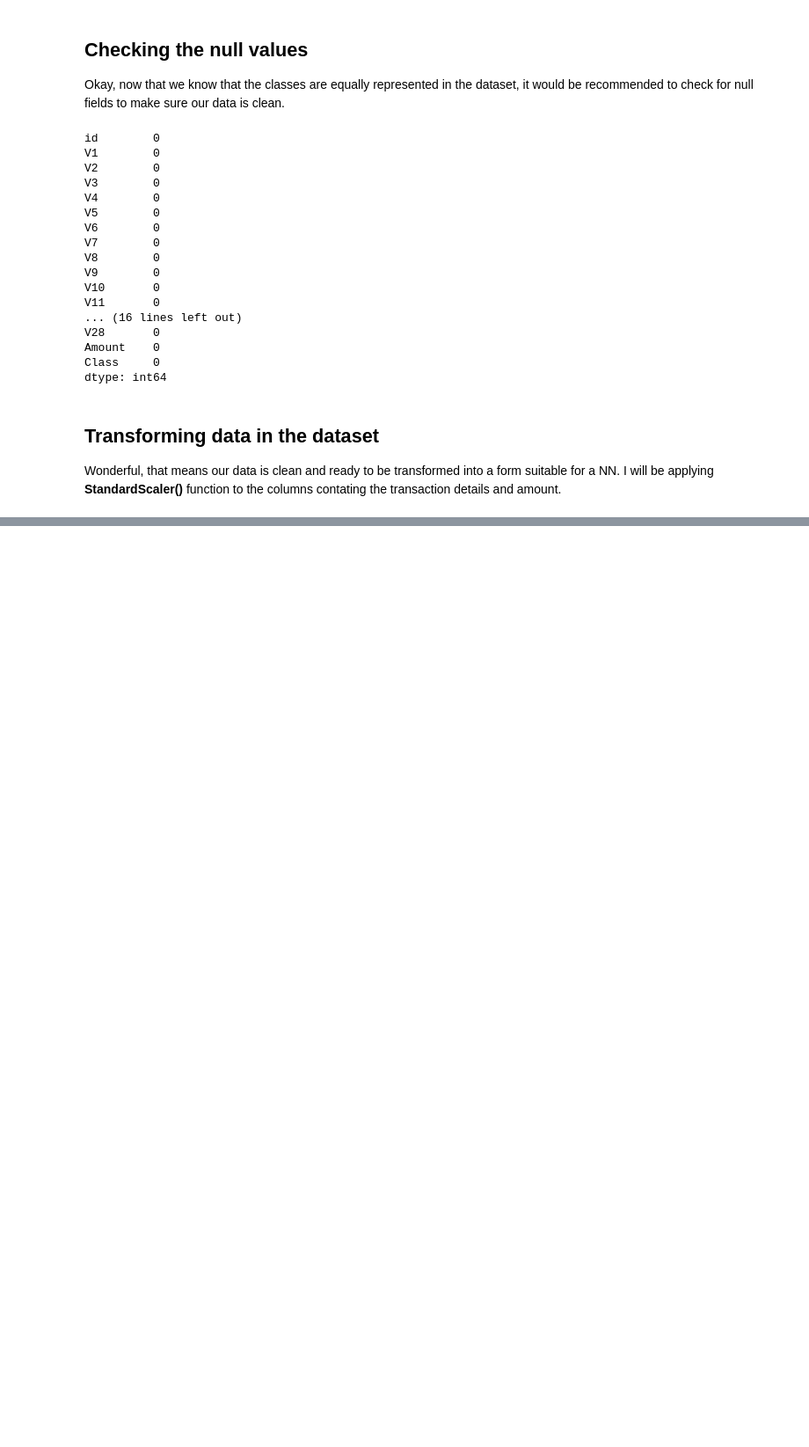
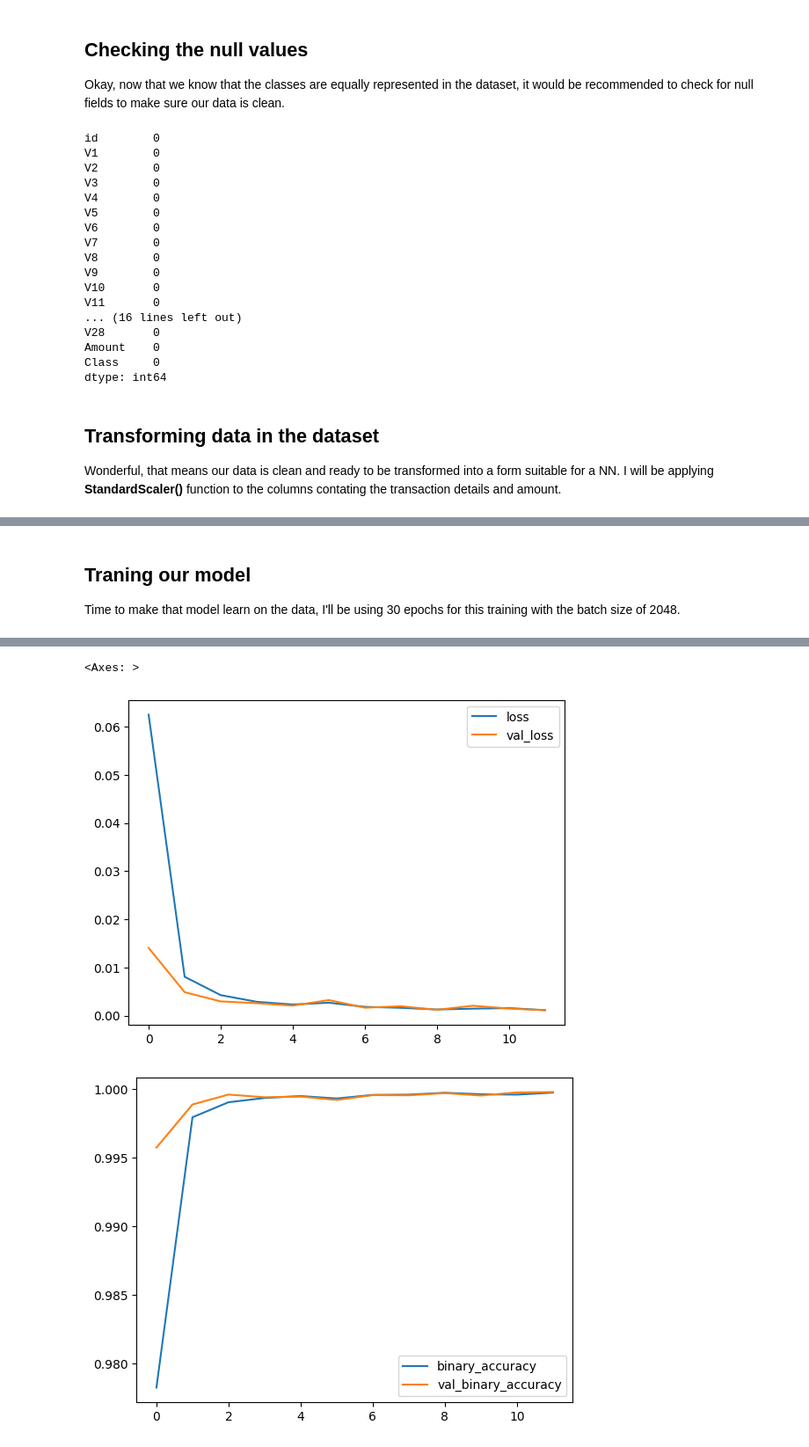
Before and after one commit to Kodevalsky/Credit_Fraud_Network, a Jupyter notebook: ml.ipynb, the cells around one changed output, grey strips where cells are left out. Shown: that part at 88% size. Drawn from its saved outputs; the diff is of its cells as text; code cells hidden in the pictures; blank space fills up the shorter version.

```diff
--- a/ml.ipynb
+++ b/ml.ipynb
@@ -100,0 +106,39 @@ X_valid = PreProcessor.transform(X_valid)
+# %%
+model = keras.Sequential([\
+    keras.layers.BatchNormalization(input_shape=[29]),\
+    keras.layers.Dense(256, activation='relu'),\
+    keras.layers.Dense(256, activation='relu'),\
+    keras.layers.Dense(256, activation='relu'),\
+    keras.layers.Dense(1, activation='sigmoid')])
+
+model.compile(optimizer='adam',\
+    loss='binary_crossentropy',\
+    metrics=['binary_accuracy'])
+
+early_stopping = keras.callbacks.EarlyStopping(
+    patience=5,
+    min_delta=0.001,
+    restore_best_weights=True,
+)
+# %% [markdown]
+## Traning our model
+
+Time to make that model learn on the data, I'll be using 30 epochs for this training with the batch size of 2048.
+# %%
+history = model.fit(
+    X_train, y_train,
+    validation_data=(X_valid, y_valid),
+    batch_size=2048,
+    epochs=30,
+    callbacks=[early_stopping],
+)
+
+import matplotlib.pyplot as plt
+
+history_df = pd.DataFrame(history.history)
+
+
+# Start the plot at epoch 5
+history_df.loc[:, ['loss', 'val_loss']].plot()
+history_df.loc[:, ['binary_accuracy', 'val_binary_accuracy']].plot()
+# %% [output]
@@ -100,0 +162,3 @@ X_valid = PreProcessor.transform(X_valid)
+<Axes: >
+[figure, added]
+[figure, added]
```
Also changed, not shown: parts of 5 cells of this notebook, 1 other file.
